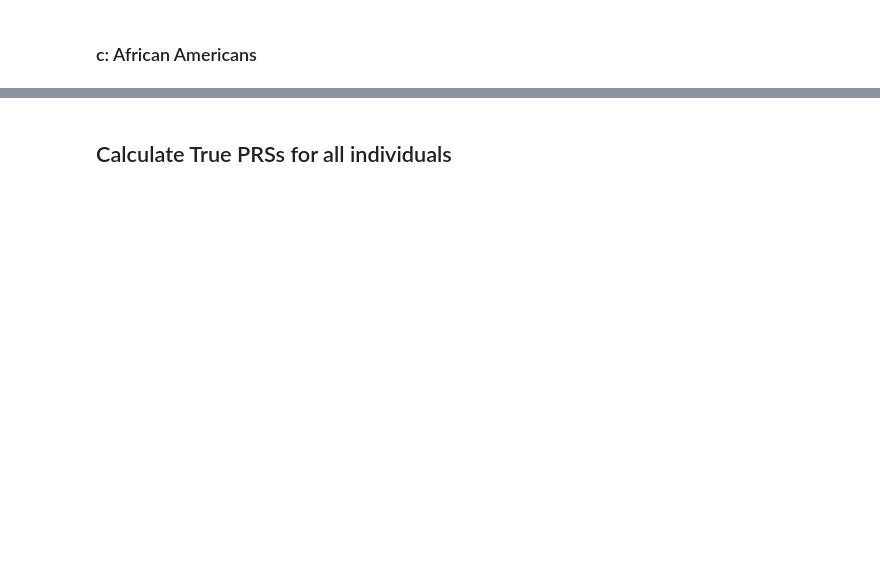
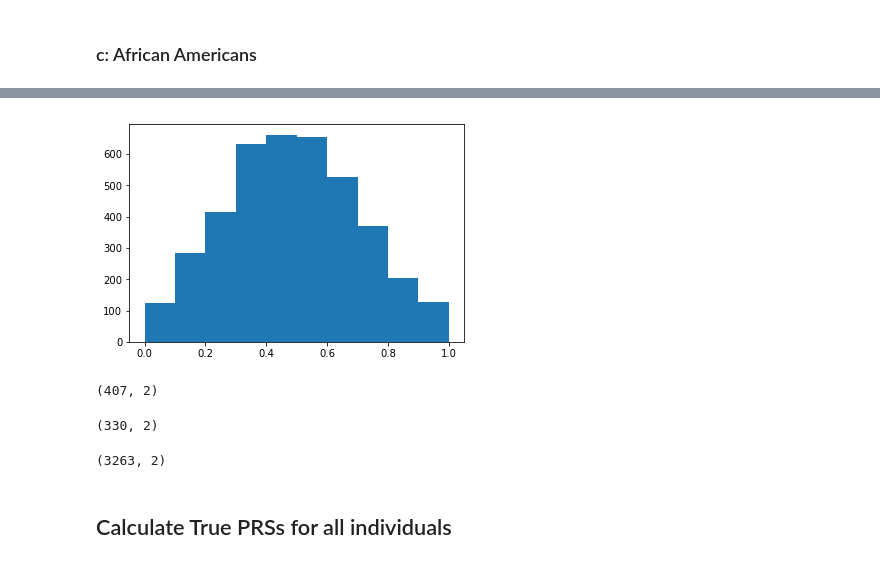
Before and after one commit to taylorcavazos/PRS_Admixture_Simulation, a Jupyter notebook: notebooks/local_ancestry_prs.ipynb, the cells around one changed output, grey strips where cells are left out. Cells and saved outputs as stored; diff of their text form; code cells hidden in the pictures; blank space fills up the shorter version.

```diff
--- a/notebooks/local_ancestry_prs.ipynb
+++ b/notebooks/local_ancestry_prs.ipynb
@@ -37,2 +203,22 @@ simulate_out_of_afr()
+# %%
+prop_anc = pd.read_csv("/Users/taylorcavazos/repos/other_tools/admixture-data/output/admix_afr_amer_PRS.prop.anc",
+           sep="\t",index_col=0)
+# %%
+plt.hist(prop_anc["Prop_CEU"])
+plt.show()
+# %% [output]
+[figure, added]
+# %%
+prop_anc[prop_anc["Prop_CEU"]<=0.2].shape
+# %% [output]
+(407, 2)
+# %%
+prop_anc[prop_anc["Prop_CEU"]>=0.8].shape
+# %% [output]
+(330, 2)
+# %%
+prop_anc[(prop_anc["Prop_CEU"]<0.8)&(prop_anc["Prop_CEU"]>0.2)].shape
+# %% [output]
+(3263, 2)
 # %% [markdown]
 ## Calculate True PRSs for all individuals
```
Also changed, not shown: parts of 164 cells of this notebook, 6 other files.
